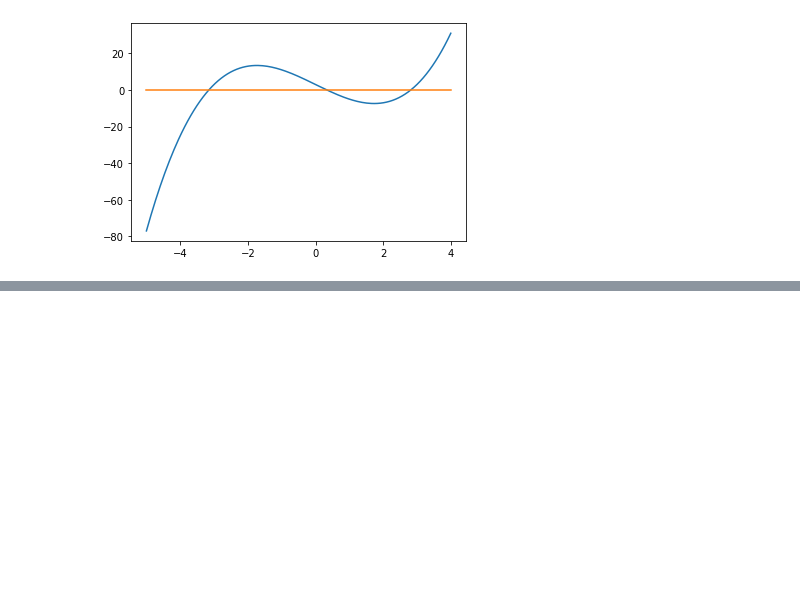
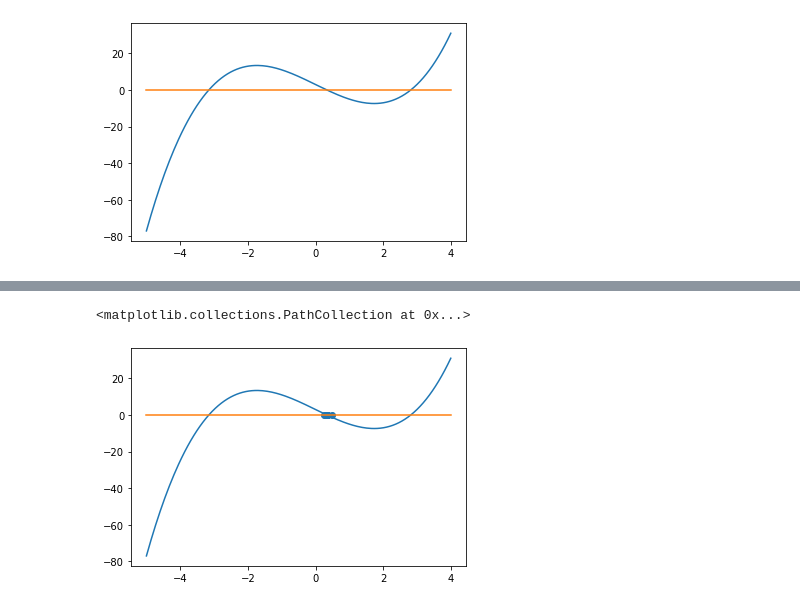
Before and after one commit to viniciusdenovaes/Unip212CM, a Jupyter notebook: prototipo/cap02_metodo01.ipynb, the cells around one changed output, grey strips where cells are left out. Saved outputs shown, nothing was run; the diff lists cells and outputs as text; code cells hidden in the pictures; blank space fills up the shorter version.

```diff
--- a/prototipo/cap02_metodo01.ipynb
+++ b/prototipo/cap02_metodo01.ipynb
@@ -191,0 +177,2 @@ resolvedor.solve(0, 1)
+# %%
+solucao = resolvedor.solve(0, 1)
@@ -191,0 +194,2 @@ resolvedor.solve(0, 1)
+# %%
+xs = solucao['x']
@@ -191,0 +211,7 @@ resolvedor.solve(0, 1)
+# %%
+plt.plot(valores_igualmente_espacados, f(valores_igualmente_espacados))
+plt.plot(valores_igualmente_espacados, np.zeros(len(valores_igualmente_espacados)))
+plt.scatter(xs.values, np.zeros(len(xs)))
+# %% [output]
+<matplotlib.collections.PathCollection at 0x...>
+[figure, added]
```
Also changed, not shown: parts of 30 cells of this notebook, 3 other files.
